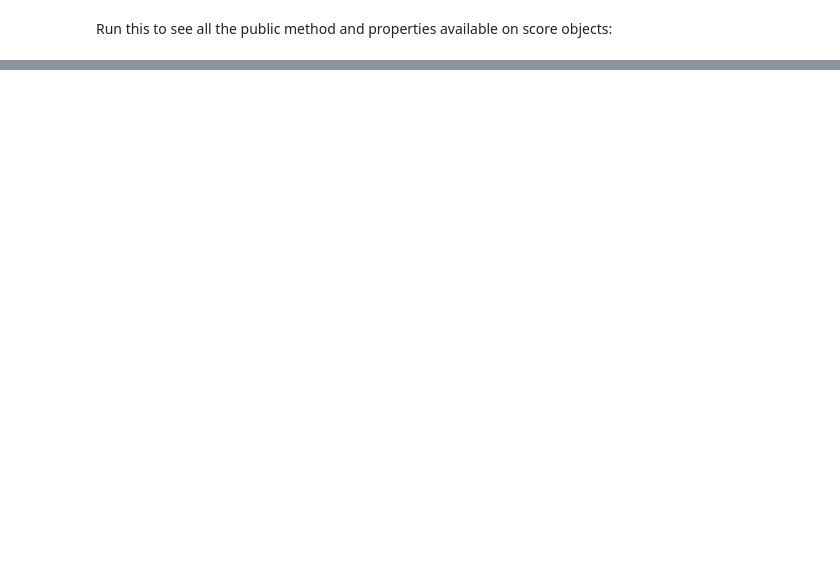
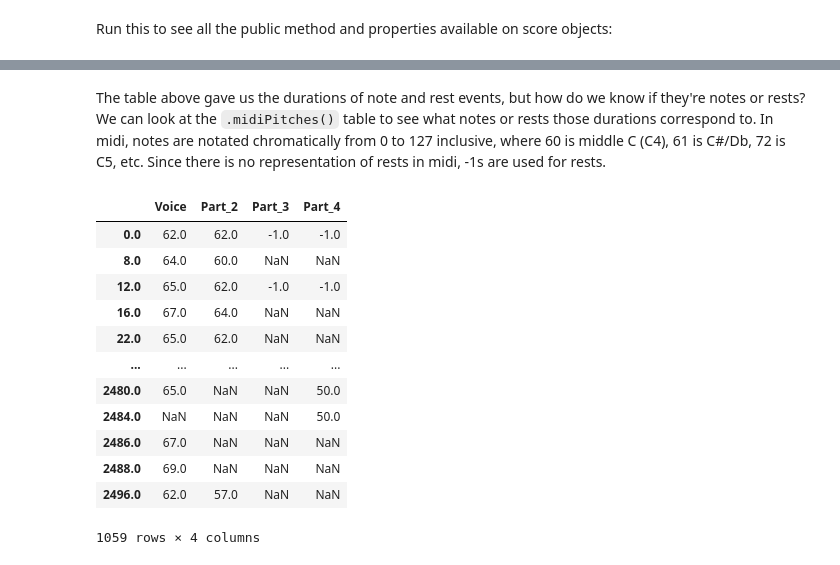
Before and after one commit to alexandermorgan/AMPACT, a Jupyter notebook: README.ipynb, the cells around one changed output, grey strips where cells are left out. Saved outputs shown, nothing was run; the diff lists cells and outputs as text; code cells hidden in the pictures; blank space fills up the shorter version.

```diff
--- a/README.ipynb
+++ b/README.ipynb
@@ -41,0 +61,18 @@ semi_flat_parts
+# %% [markdown]
+The table above gave us the durations of note and rest events, but how do we know if they're notes or rests? We can look at the `.midiPitches()` table to see what notes or rests those durations correspond to. In midi, notes are notated chromatically from 0 to 127 inclusive, where 60 is middle C (C4), 61 is C#/Db, 72 is C5, etc. Since there is no representation of rests in midi, -1s are used for rests.
+# %%
+piece.midiPitches()
+# %% [output]
+|  | Voice | Part_2 | Part_3 | Part_4 |
+| 0.0 | 62.0 | 62.0 | -1.0 | -1.0 |
+| 8.0 | 64.0 | 60.0 | NaN | NaN |
+| 12.0 | 65.0 | 62.0 | -1.0 | -1.0 |
+| 16.0 | 67.0 | 64.0 | NaN | NaN |
+| 22.0 | 65.0 | 62.0 | NaN | NaN |
+| ... | ... | ... | ... | ... |
+| 2480.0 | 65.0 | NaN | NaN | 50.0 |
+| 2484.0 | NaN | NaN | NaN | 50.0 |
+| 2486.0 | 67.0 | NaN | NaN | NaN |
+| 2488.0 | 69.0 | NaN | NaN | NaN |
+| 2496.0 | 62.0 | 57.0 | NaN | NaN |
+1059 rows × 4 columns
```
Also changed, not shown: parts of 18 cells of this notebook.
